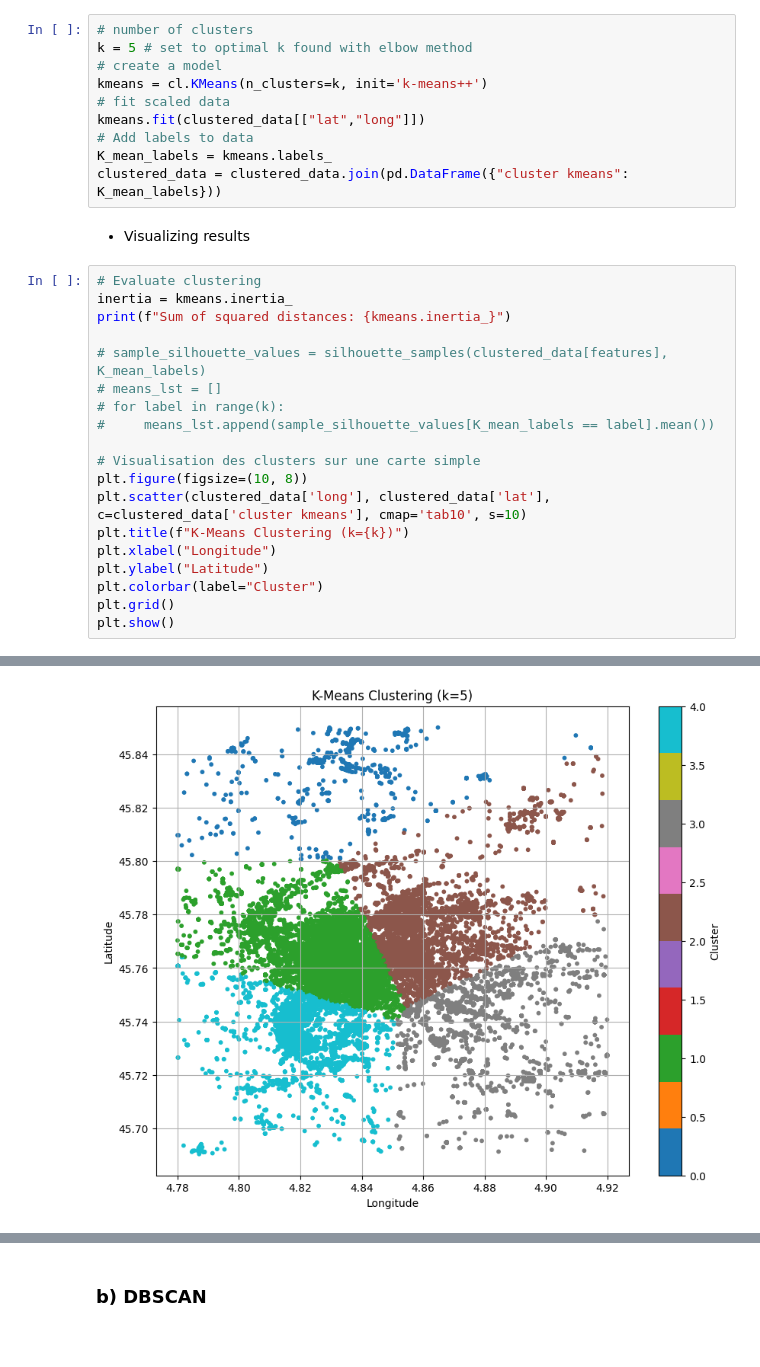
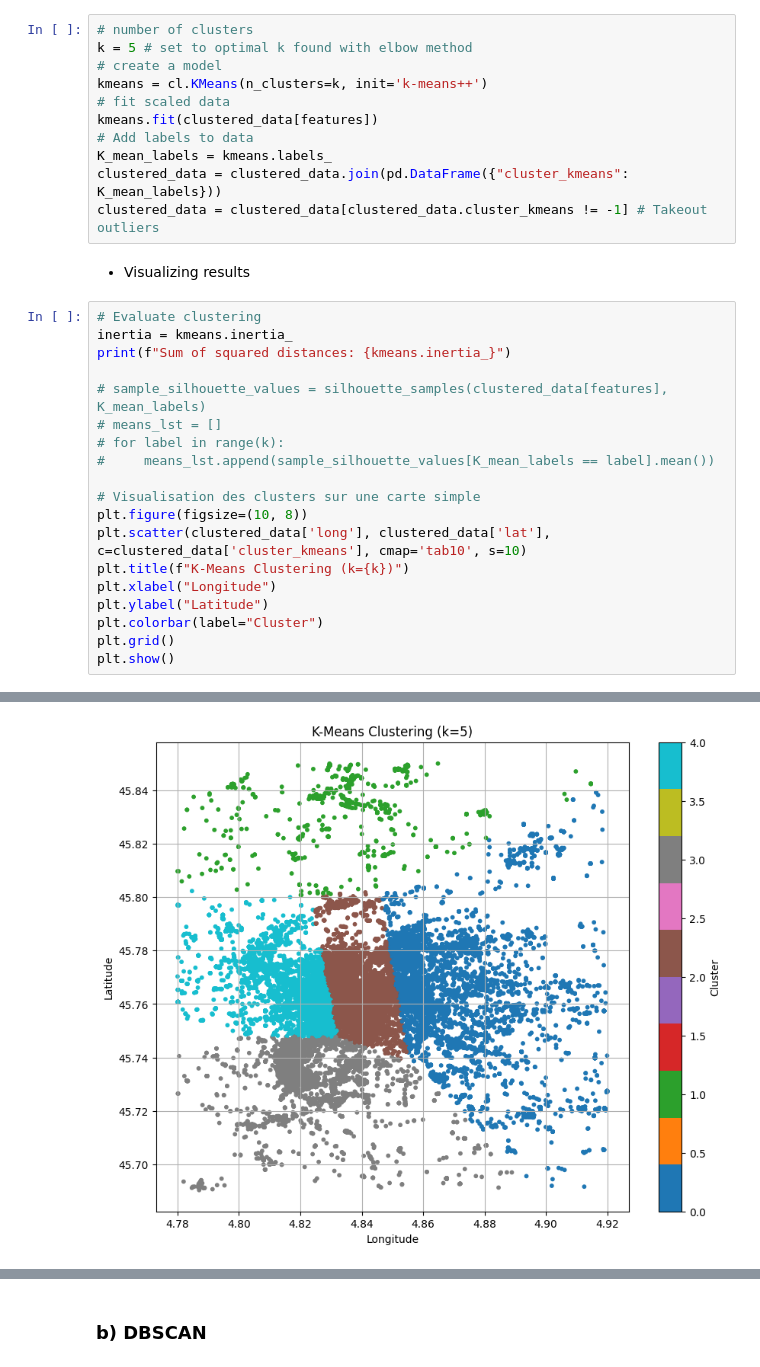
Before and after one commit to Diego-LarrazM/Data-Lyon-Mining_4IF, a Jupyter notebook: exploration-grand-lyon.ipynb, the cells around one changed output, grey strips where cells are left out. Cells and saved outputs as stored; diff of their text form.

```diff
--- a/exploration-grand-lyon.ipynb
+++ b/exploration-grand-lyon.ipynb
@@ -369,10 +317,11 @@ k = 5 # set to optimal k found with elbow method
 # create a model
 kmeans = cl.KMeans(n_clusters=k, init='k-means++')
 # fit scaled data
-kmeans.fit(clustered_data[["lat","long"]])
+kmeans.fit(clustered_data[features])
 # Add labels to data
 K_mean_labels = kmeans.labels_
-clustered_data = clustered_data.join(pd.DataFrame({"cluster kmeans": K_mean_labels}))
+clustered_data = clustered_data.join(pd.DataFrame({"cluster_kmeans": K_mean_labels}))
+clustered_data = clustered_data[clustered_data.cluster_kmeans != -1] # Takeout outliers
 # %% [markdown]
 - Visualizing results
 # %%
@@ -387,7 +336,7 @@ print(f"Sum of squared distances: {kmeans.inertia_}")
 
 # Visualisation des clusters sur une carte simple
 plt.figure(figsize=(10, 8))
-plt.scatter(clustered_data['long'], clustered_data['lat'], c=clustered_data['cluster kmeans'], cmap='tab10', s=10)
+plt.scatter(clustered_data['long'], clustered_data['lat'], c=clustered_data['cluster_kmeans'], cmap='tab10', s=10)
 plt.title(f"K-Means Clustering (k={k})")
 plt.xlabel("Longitude")
 plt.ylabel("Latitude")
@@ -399 +348 @@ Sum of squared distances: 24.90998960043689
-[figure, old version]
+[figure, new version]
```
Also changed, not shown: parts of 11 cells of this notebook, 3 other files.
